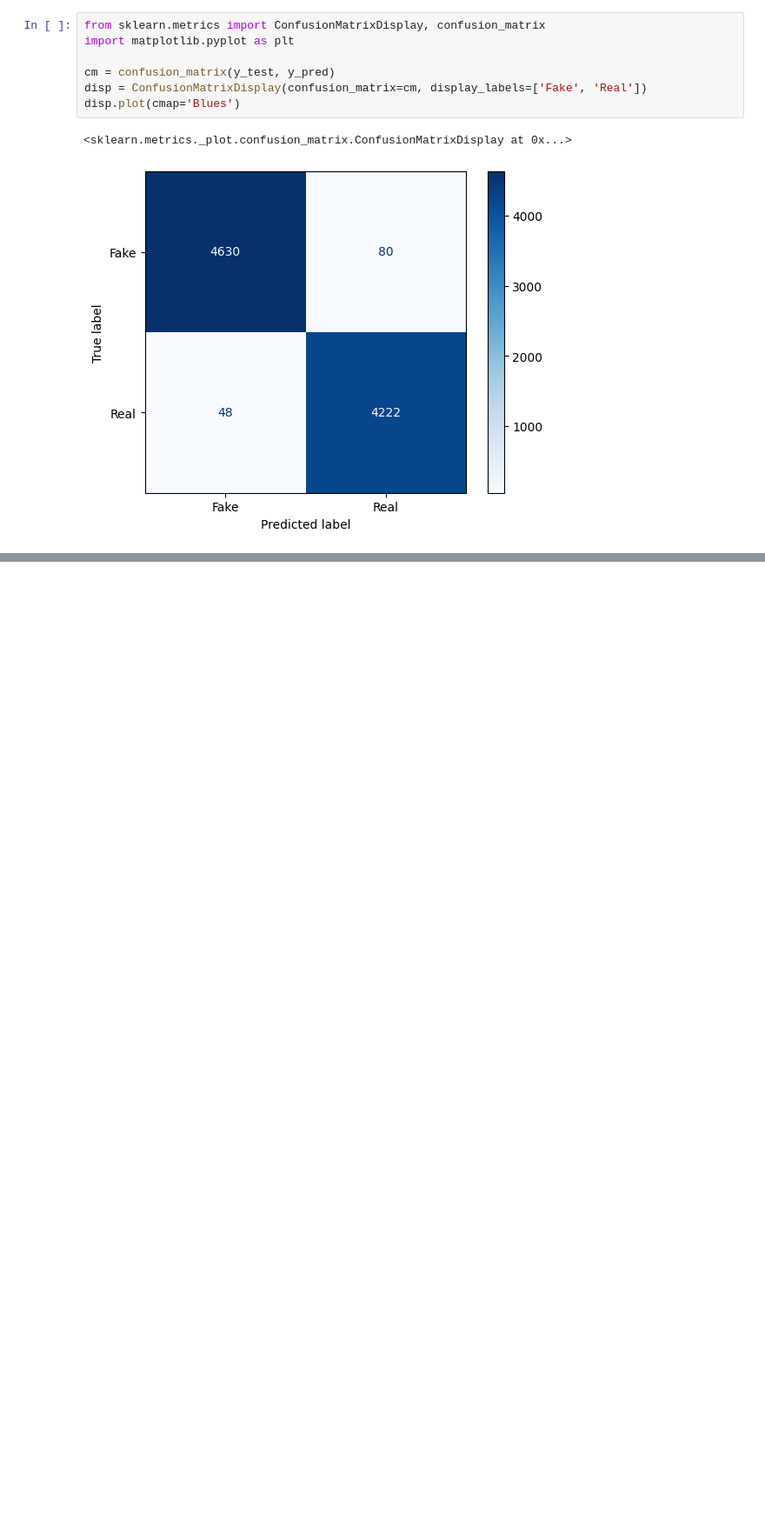
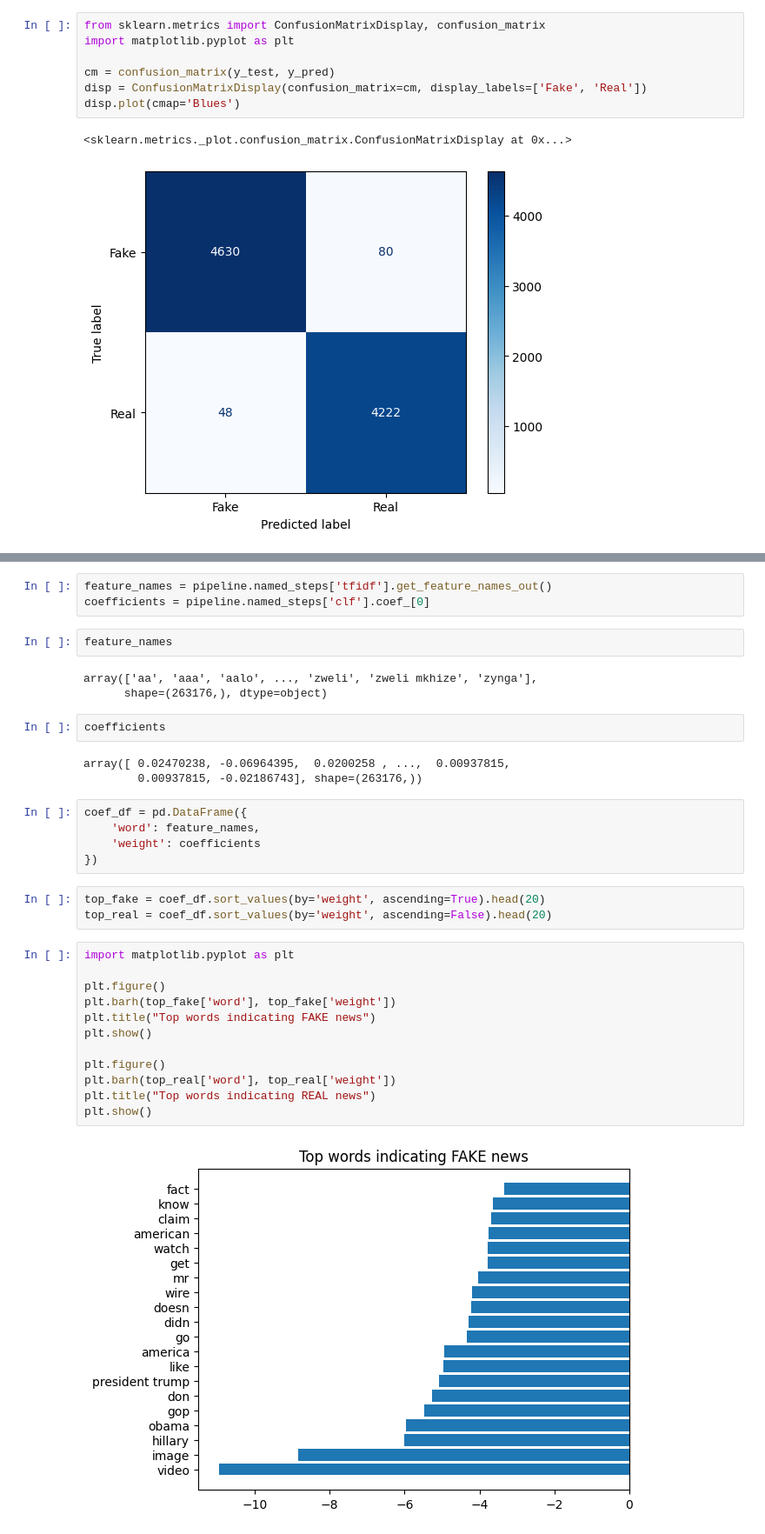
Before and after one commit to mridulmaikhuri/Fake-News-Predictor, a Jupyter notebook: notebooks/logistic.ipynb, the cells around one changed output, grey strips where cells are left out. Shown at 87% size. Drawn from its saved outputs; the diff is of its cells as text; blank space fills up the shorter version.

```diff
--- a/notebooks/logistic.ipynb
+++ b/notebooks/logistic.ipynb
@@ -233,0 +236,35 @@ disp.plot(cmap='Blues')
+# %%
+feature_names = pipeline.named_steps['tfidf'].get_feature_names_out()
+coefficients = pipeline.named_steps['clf'].coef_[0]
+# %%
+feature_names
+# %% [output]
+array(['aa', 'aaa', 'aalo', ..., 'zweli', 'zweli mkhize', 'zynga'],
+      shape=(263176,), dtype=object)
+# %%
+coefficients
+# %% [output]
+array([ 0.02470238, -0.06964395,  0.0200258 , ...,  0.00937815,
+        0.00937815, -0.02186743], shape=(263176,))
+# %%
+coef_df = pd.DataFrame({
+    'word': feature_names,
+    'weight': coefficients
+})
+# %%
+top_fake = coef_df.sort_values(by='weight', ascending=True).head(20)
+top_real = coef_df.sort_values(by='weight', ascending=False).head(20)
+# %%
+import matplotlib.pyplot as plt
+
+plt.figure()
+plt.barh(top_fake['word'], top_fake['weight'])
+plt.title("Top words indicating FAKE news")
+plt.show()
+
+plt.figure()
+plt.barh(top_real['word'], top_real['weight'])
+plt.title("Top words indicating REAL news")
+plt.show()
+# %% [output]
+[figure, added]
```
Also changed, not shown: parts of 8 cells of this notebook.
